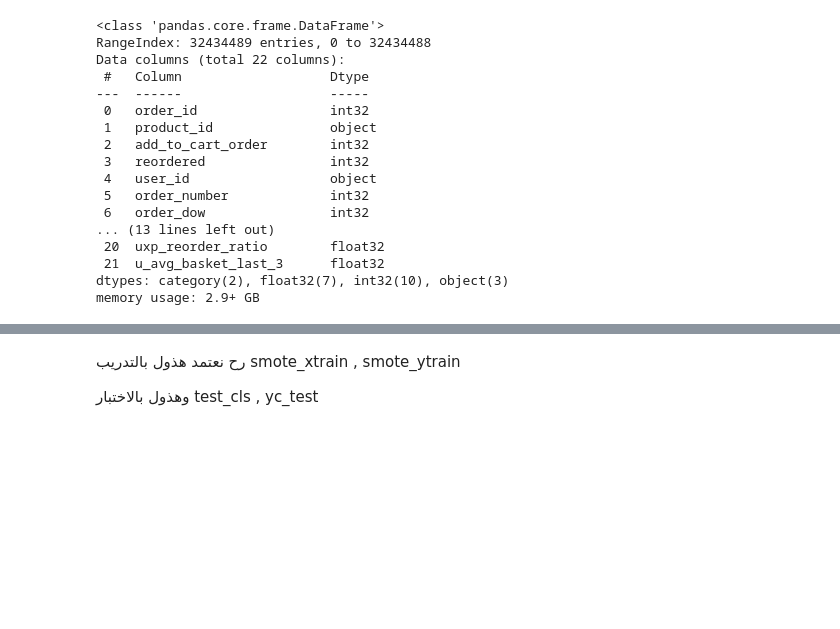
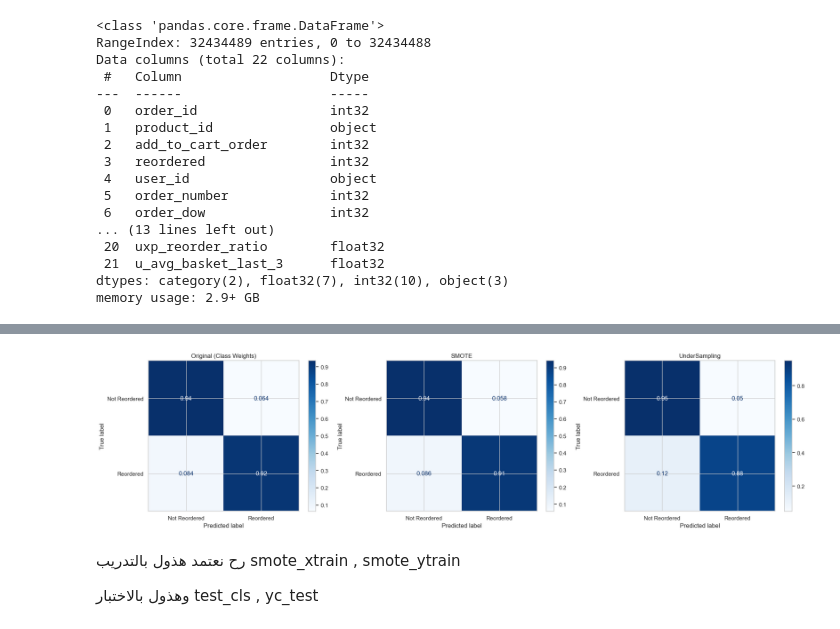
Before and after one commit to ameennasaireh10-hash/ML-project, a Jupyter notebook: FinalProject.ipynb, the cells around one changed output, grey strips where cells are left out. Saved outputs shown, nothing was run; the diff lists cells and outputs as text; code cells hidden in the pictures; blank space fills up the shorter version.

```diff
--- a/FinalProject.ipynb
+++ b/FinalProject.ipynb
@@ -1403,4 +1506,31 @@ weighted avg       0.85      0.85      0.85    300000
-# %% [markdown]
-رح نعتمد هذول بالتدريب smote_xtrain , smote_ytrain
-
-وهذول بالاختبار test_cls , yc_test
+# %%
+fig, axes = plt.subplots(1, 3, figsize=(20, 5))
+
+models_list = [
+    (model_original, "Original (Class Weights)"),
+    (model_smote, "SMOTE"),
+    (model_under, "UnderSampling")
+]
+
+for i, (model, title) in enumerate(models_list):
+    disp = ConfusionMatrixDisplay.from_estimator(
+        model,
+        test_cls,
+        yc_test,
+        display_labels=['Not Reordered', 'Reordered'],
+        cmap=plt.cm.Blues,
+        normalize='true',
+        ax=axes[i]
+    )
+    axes[i].set_title(title)
+
+plt.tight_layout()
+plt.show()
+
+#اول مره جربت اشغل هذول عالبيانات قبل التوزيع حسب الزمن , كان تقسيم عشوائي , وطلع معي انع الالفضل سموت , بس بعد التقسيم حسب الزمن رح نعتمد الداتا الاصليه
+# %% [output]
+[figure, added]
+# %% [markdown]
+رح نعتمد هذول بالتدريب smote_xtrain , smote_ytrain
+
+وهذول بالاختبار test_cls , yc_test
```
Also changed, not shown: parts of 16 cells of this notebook.
